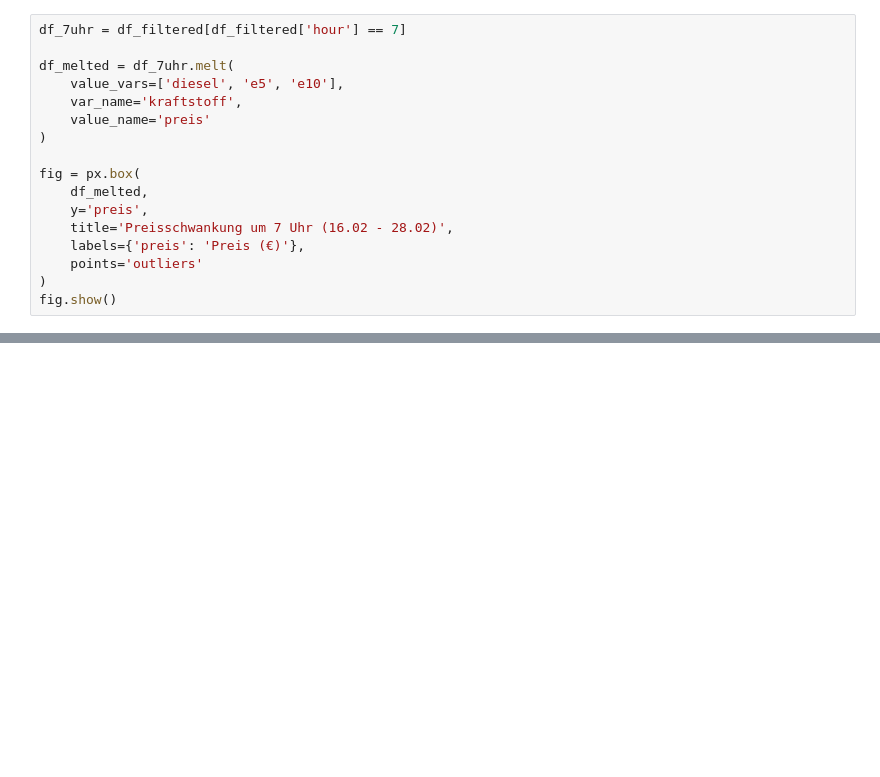
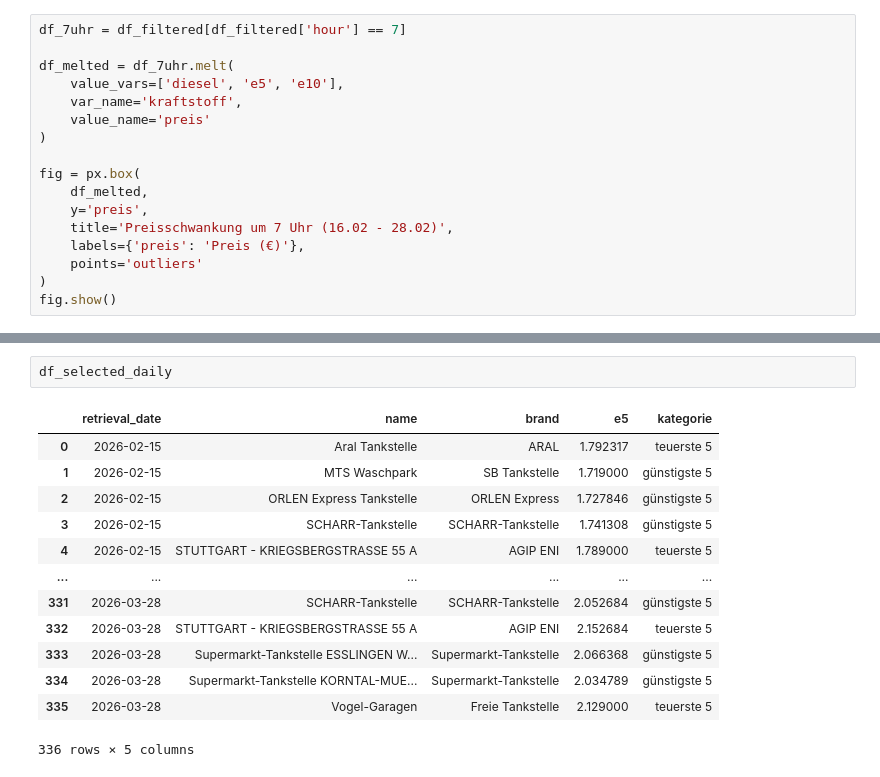
Before and after one commit to patrickpetre823/gasstation-price-analysis, a Jupyter notebook: exploration.ipynb, the cells around one changed output, grey strips where cells are left out. Cells and saved outputs as stored; diff of their text form; blank space fills up the shorter version.

```diff
--- a/exploration.ipynb
+++ b/exploration.ipynb
@@ -237,0 +411,16 @@ fig.show()
+# %%
+df_selected_daily
+# %% [output]
+|  | retrieval_date | name | brand | e5 | kategorie |
+| 0 | 2026-02-15 | Aral Tankstelle | ARAL | 1.792317 | teuerste 5 |
+| 1 | 2026-02-15 | MTS Waschpark | SB Tankstelle | 1.719000 | günstigste 5 |
+| 2 | 2026-02-15 | ORLEN Express Tankstelle | ORLEN Express | 1.727846 | günstigste 5 |
+| 3 | 2026-02-15 | SCHARR-Tankstelle | SCHARR-Tankstelle | 1.741308 | günstigste 5 |
+| 4 | 2026-02-15 | STUTTGART - KRIEGSBERGSTRASSE 55 A | AGIP ENI | 1.789000 | teuerste 5 |
+| ... | ... | ... | ... | ... | ... |
+| 331 | 2026-03-28 | SCHARR-Tankstelle | SCHARR-Tankstelle | 2.052684 | günstigste 5 |
+| 332 | 2026-03-28 | STUTTGART - KRIEGSBERGSTRASSE 55 A | AGIP ENI | 2.152684 | teuerste 5 |
+| 333 | 2026-03-28 | Supermarkt-Tankstelle ESSLINGEN W... | Supermarkt-Tankstelle | 2.066368 | günstigste 5 |
+| 334 | 2026-03-28 | Supermarkt-Tankstelle KORNTAL-MUE... | Supermarkt-Tankstelle | 2.034789 | günstigste 5 |
+| 335 | 2026-03-28 | Vogel-Garagen | Freie Tankstelle | 2.129000 | teuerste 5 |
+336 rows × 5 columns
```
Also changed, not shown: parts of 6 cells of this notebook, 1 other file.
